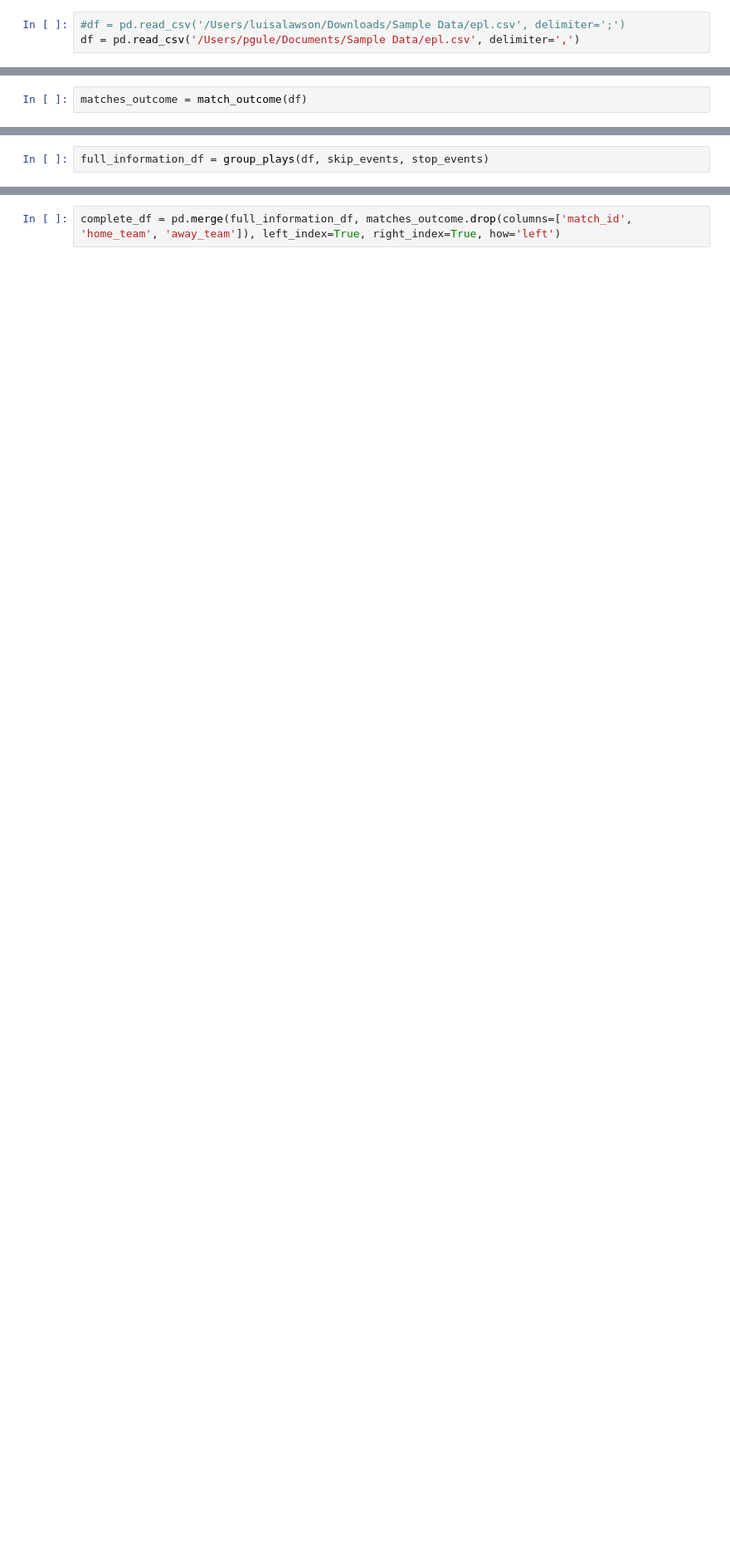
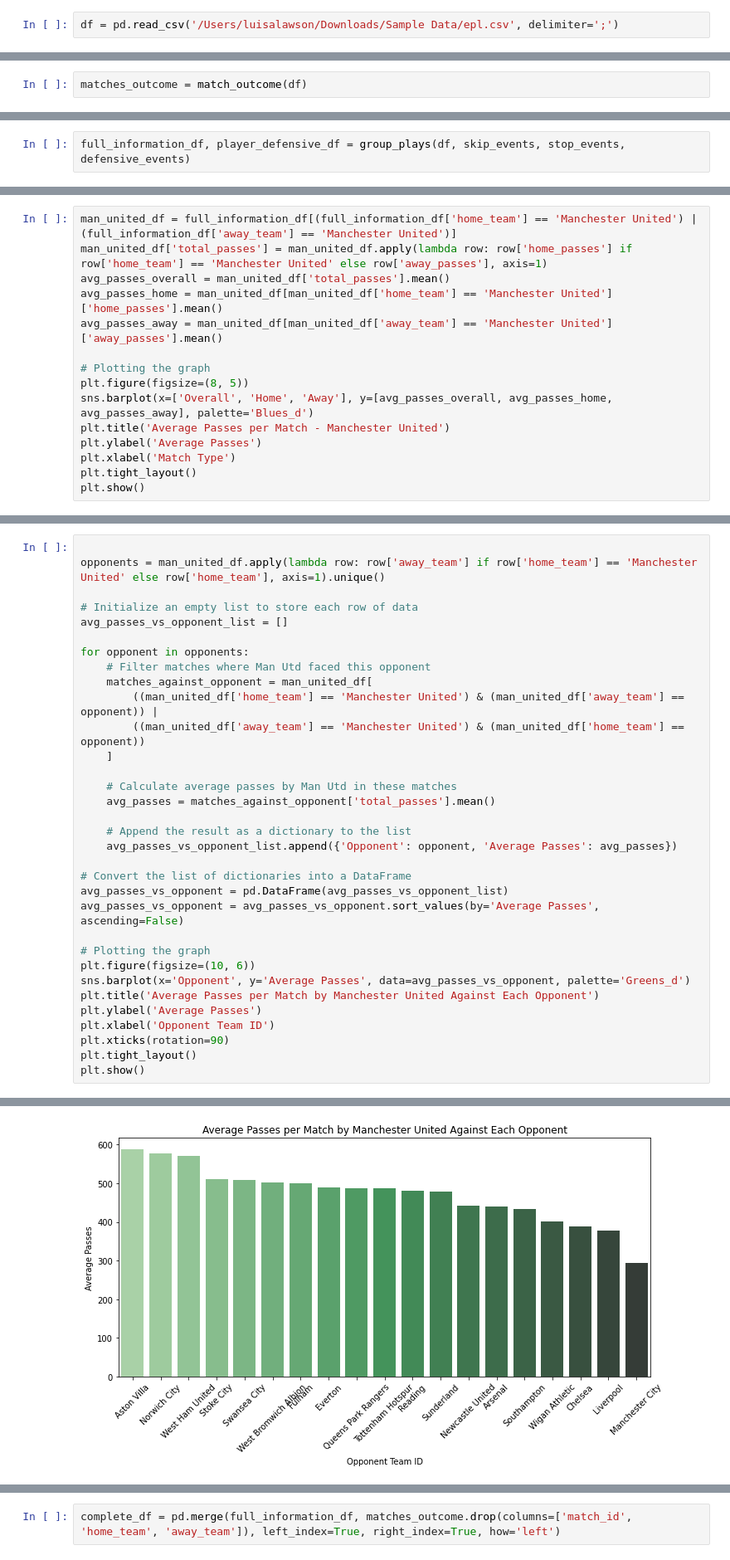
Before and after one commit to luisalawson/proyecto-TD8, a Jupyter notebook: GroupPlays.ipynb, the cells around one changed output, grey strips where cells are left out. Shown at 83% size. Saved outputs shown, nothing was run; the diff lists cells and outputs as text; blank space fills up the shorter version.

```diff
--- a/GroupPlays.ipynb
+++ b/GroupPlays.ipynb
@@ -5,6 +7,5 @@ import matplotlib.pyplot as plt
 # %%
-#df = pd.read_csv('/Users/luisalawson/Downloads/Sample Data/epl.csv', delimiter=';')
-df = pd.read_csv('/Users/pgule/Documents/Sample Data/epl.csv', delimiter=',')
+df = pd.read_csv('/Users/luisalawson/Downloads/Sample Data/epl.csv', delimiter=';')
 # %%
 def match_outcome(df):
     relevant_df = df[df['description'].isin(['Goal', 'Pass'])]
@@ -286,4 +389,4 @@ def group_plays(df, skip_events, stop_events):
 # %%
-full_information_df = group_plays(df, skip_events, stop_events)
+full_information_df, player_defensive_df = group_plays(df, skip_events, stop_events, defensive_events)
 # %%
 full_information_df
@@ -305,0 +449,15 @@ matches_outcome
+# %%
+man_united_df = full_information_df[(full_information_df['home_team'] == 'Manchester United') | (full_information_df['away_team'] == 'Manchester United')]
+man_united_df['total_passes'] = man_united_df.apply(lambda row: row['home_passes'] if row['home_team'] == 'Manchester United' else row['away_passes'], axis=1)
+avg_passes_overall = man_united_df['total_passes'].mean()
+avg_passes_home = man_united_df[man_united_df['home_team'] == 'Manchester United']['home_passes'].mean()
+avg_passes_away = man_united_df[man_united_df['away_team'] == 'Manchester United']['away_passes'].mean()
+
+# Plotting the graph
+plt.figure(figsize=(8, 5))
+sns.barplot(x=['Overall', 'Home', 'Away'], y=[avg_passes_overall, avg_passes_home, avg_passes_away], palette='Blues_d')
+plt.title('Average Passes per Match - Manchester United')
+plt.ylabel('Average Passes')
+plt.xlabel('Match Type')
+plt.tight_layout()
+plt.show()
@@ -305,0 +475,34 @@ matches_outcome
+# %%
+
+opponents = man_united_df.apply(lambda row: row['away_team'] if row['home_team'] == 'Manchester United' else row['home_team'], axis=1).unique()
+
+# Initialize an empty list to store each row of data
+avg_passes_vs_opponent_list = []
+
+for opponent in opponents:
+    # Filter matches where Man Utd faced this opponent
+    matches_against_opponent = man_united_df[
+        ((man_united_df['home_team'] == 'Manchester United') & (man_united_df['away_team'] == opponent)) |
+        ((man_united_df['away_team'] == 'Manchester United') & (man_united_df['home_team'] == opponent))
+    ]
+
+    # Calculate average passes by Man Utd in these matches
+    avg_passes = matches_against_opponent['total_passes'].mean()
+
+    # Append the result as a dictionary to the list
+    avg_passes_vs_opponent_list.append({'Opponent': opponent, 'Average Passes': avg_passes})
+
+# Convert the list of dictionaries into a DataFrame
+avg_passes_vs_opponent = pd.DataFrame(avg_passes_vs_opponent_list)
+avg_passes_vs_opponent = avg_passes_vs_opponent.sort_values(by='Average Passes', ascending=False)
+
+# Plotting the graph
+plt.figure(figsize=(10, 6))
+sns.barplot(x='Opponent', y='Average Passes', data=avg_passes_vs_opponent, palette='Greens_d')
+plt.title('Average Passes per Match by Manchester United Against Each Opponent')
+plt.ylabel('Average Passes')
+plt.xlabel('Opponent Team ID')
+plt.xticks(rotation=90)
+plt.tight_layout()
+plt.show()
+# %% [output]
@@ -305,0 +512 @@ matches_outcome
+[figure, added]
```
Also changed, not shown: parts of 19 cells of this notebook.
